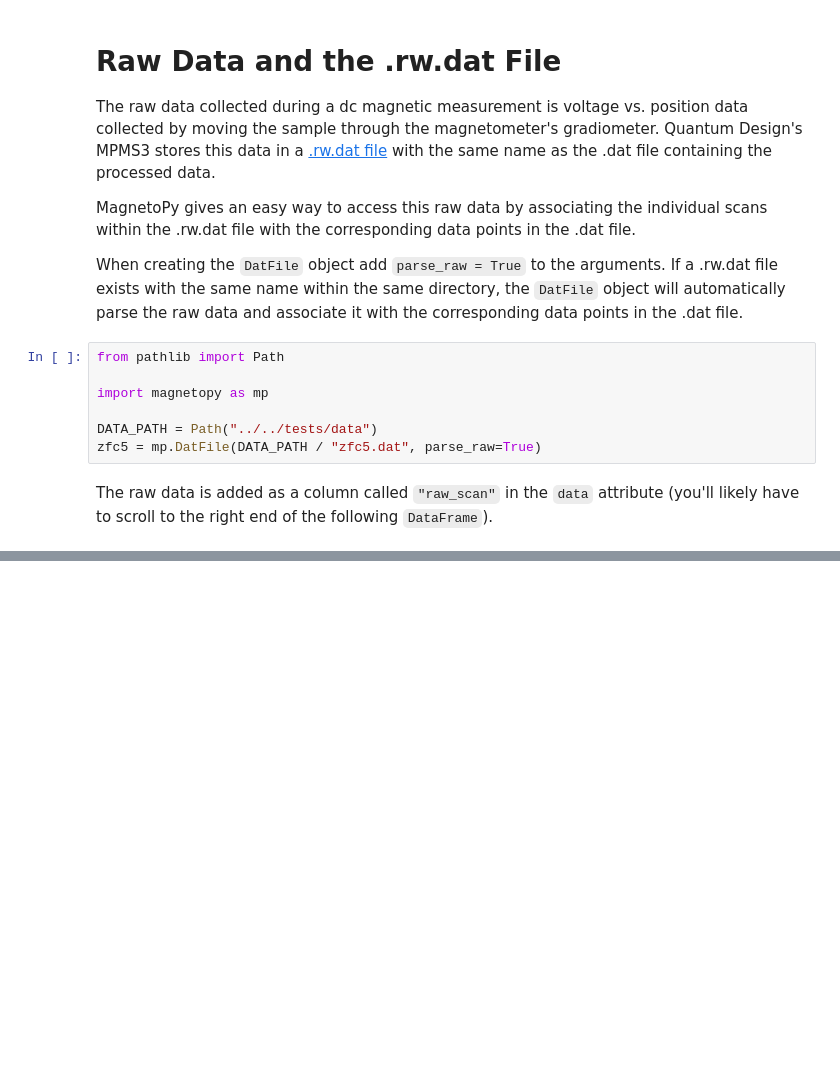
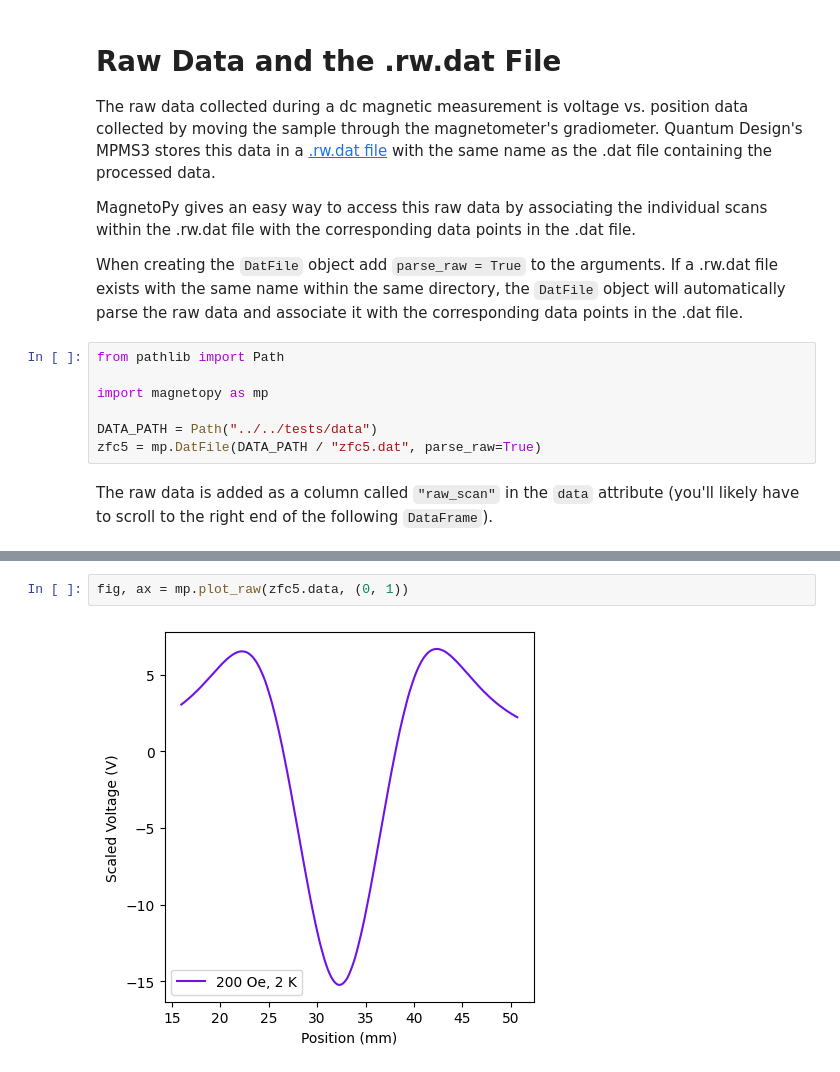
Before and after one commit to RinehartGroup/MagnetoPy, a Jupyter notebook: docs/examples/rwdat_file.ipynb, the cells around one changed output, grey strips where cells are left out. Saved outputs shown, nothing was run; the diff lists cells and outputs as text; blank space fills up the shorter version.

```diff
--- a/docs/examples/rwdat_file.ipynb
+++ b/docs/examples/rwdat_file.ipynb
@@ -68,0 +94,4 @@ raw_dc_scan = scan.up
+# %%
+fig, ax = mp.plot_raw(zfc5.data, (0, 1))
+# %% [output]
+[figure, added]
```
Also changed, not shown: parts of 25 cells of this notebook, 3 other files.
